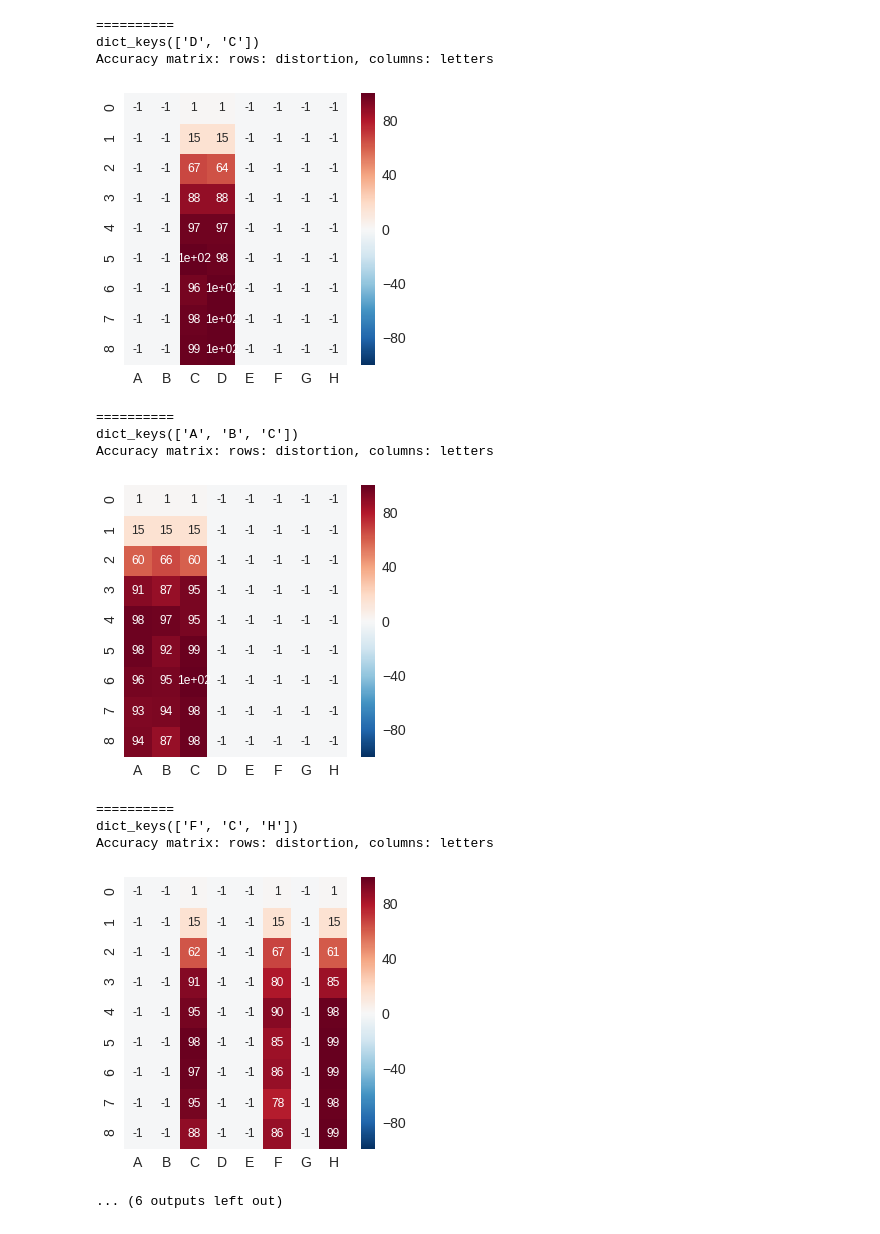
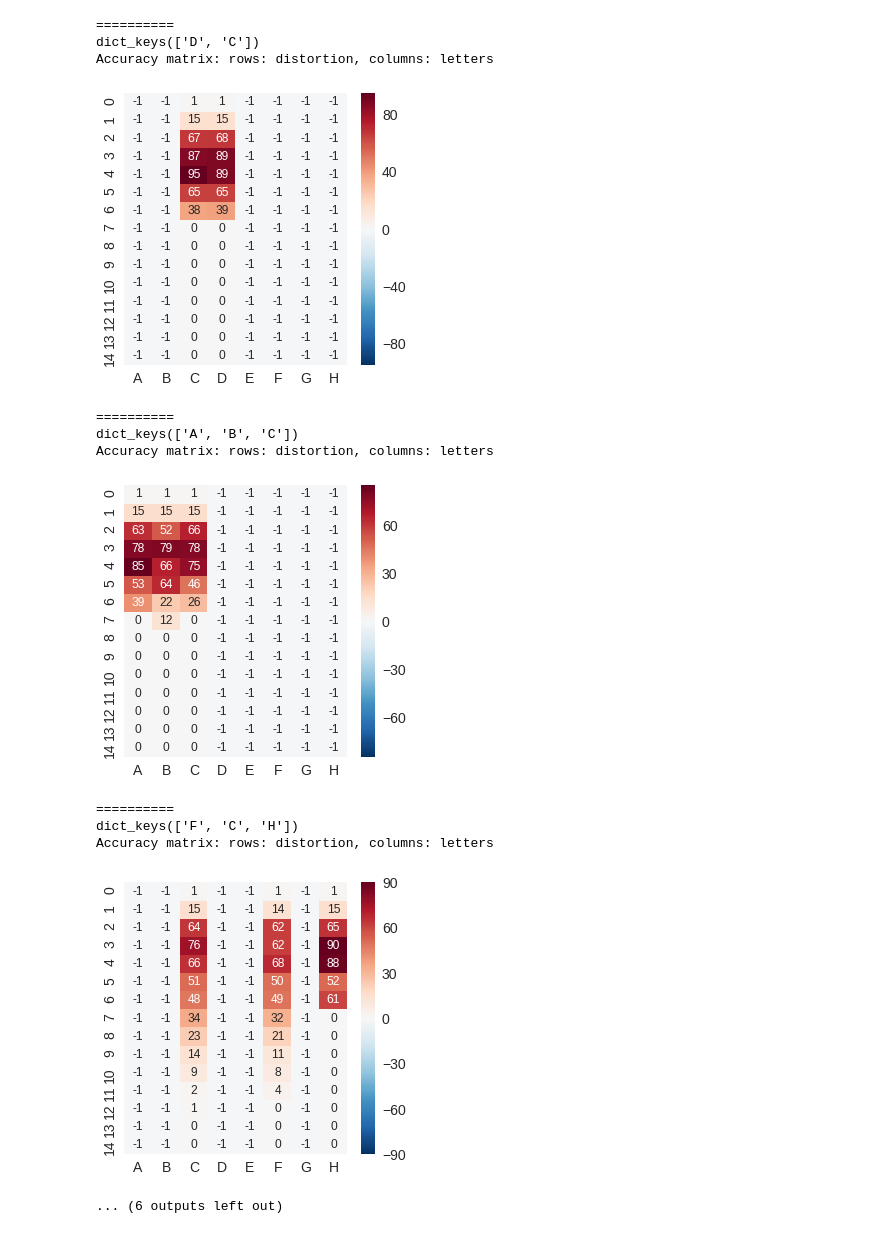
Before and after one commit to puraminy/mini_proj2, a Jupyter notebook: BAM3.ipynb, the cells around one changed output. Drawn from its saved outputs; the diff is of its cells as text; code cells hidden in the pictures.

```diff
--- a/BAM3.ipynb
+++ b/BAM3.ipynb
@@ -39,7 +39,7 @@ def test_noise (inp, te_n, n_n): #inp:input vector te_n: number of noisy samples
     rnd = random.sample(range(len(inp)), n_n)
     noise = np.asarray(inp)
     for i in rnd:
-      noise[i] = 0 #-1*noise[i]
+      noise[i] = -1*noise[i]
     test.append(noise)
 
   test=np.asarray(test)
@@ -111,9 +111,12 @@ for data in ds:
     pairs.append([value, y])
 
   bam = BAM(pairs)
-  acc_mat = np.full((len(ds), 8),-1)
+  max_distort = 15
 
-  for distort in range(9):
+  acc_mat = np.full((max_distort, 8),-1)
+
+
+  for distort in range(max_distort):
     for key,letter in data.items():
       target = targets[key]
       test_data=test_noise(letter, 100, distort)
@@ -135,8 +138,8 @@ for data in ds:
   import seaborn as sn
   import pandas  as pd
 
-  df_hammY = pd.DataFrame(acc_mat, range(len(ds)),range(len(let_list)))
-  axlabels = range(len(ds))
+  df_hammY = pd.DataFrame(acc_mat, range(max_distort),range(len(let_list)))
+  axlabels = range(max_distort)
 
   plt.figure(figsize = (5,5))
   sn.set(font_scale=1.4)#for label size
@@ -158,13 +161,13 @@ Accuracy matrix: rows: distortion, columns: letters
 ==========
 dict_keys(['D', 'C'])
 Accuracy matrix: rows: distortion, columns: letters
-[figure, old version]
+[figure, new version]
 ==========
 dict_keys(['A', 'B', 'C'])
 Accuracy matrix: rows: distortion, columns: letters
-[figure, old version]
+[figure, new version]
 ==========
 dict_keys(['F', 'C', 'H'])
 Accuracy matrix: rows: distortion, columns: letters
-[figure, old version]
+[figure, new version]
 ... (6 outputs left out)
```
Also changed, not shown: parts of 1 cell of this notebook.
